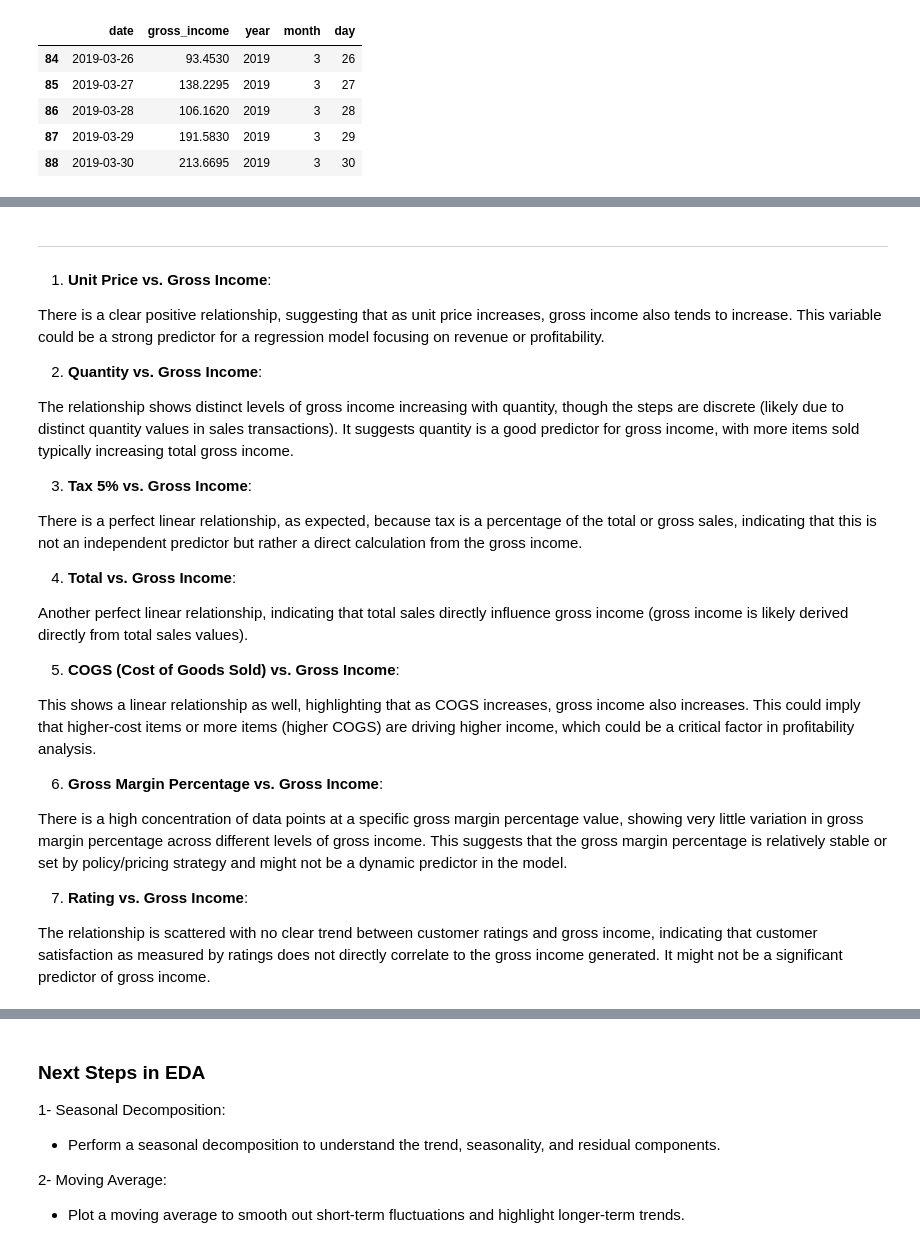
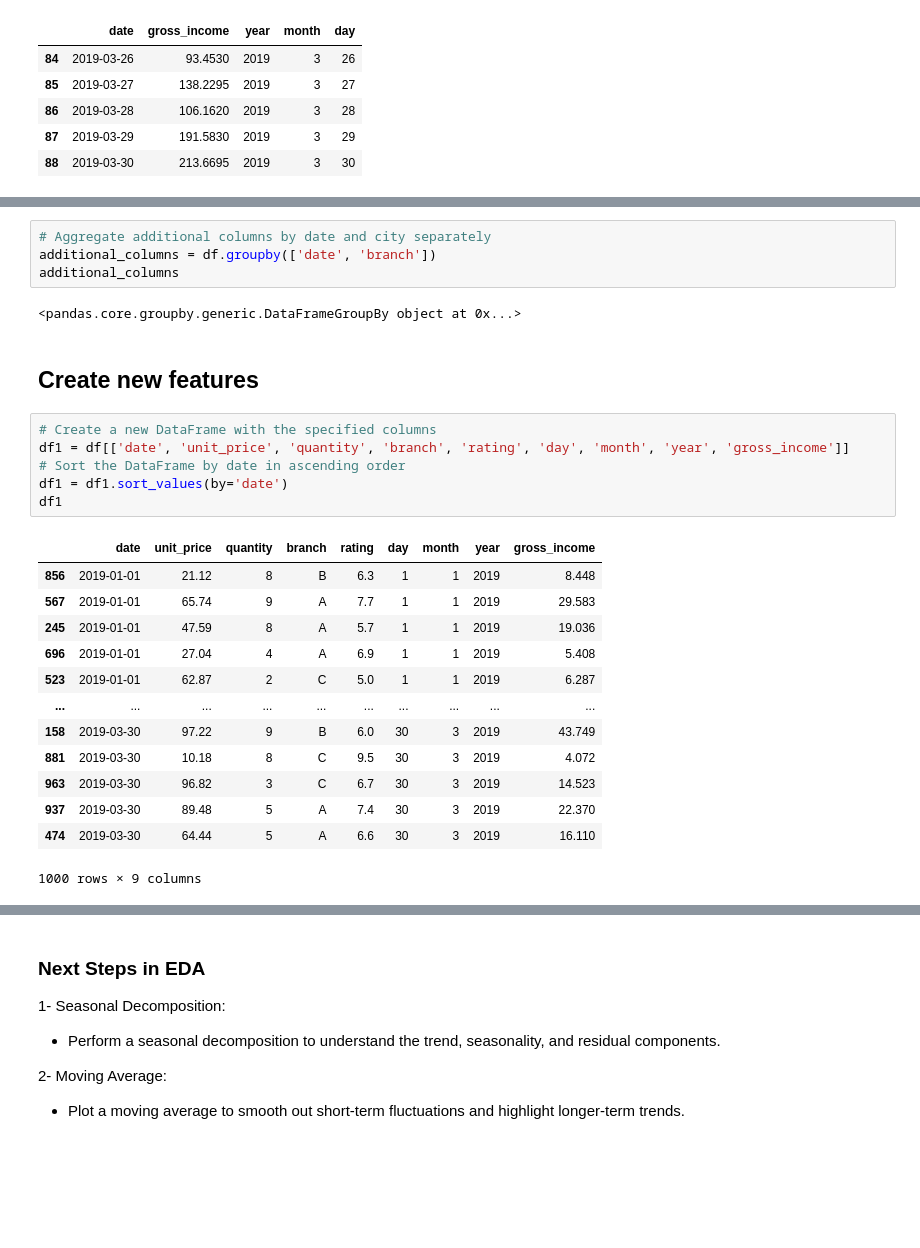
Before and after one commit to MustafaAldabbas/Machine_learning_superMarket, a Jupyter notebook: Notebook/Natalia.ipynb, the cells around one changed output, grey strips where cells are left out. Saved outputs shown, nothing was run; the diff lists cells and outputs as text; blank space fills up the shorter version.

```diff
--- a/Notebook/Natalia.ipynb
+++ b/Notebook/Natalia.ipynb
@@ -133,32 +92,28 @@ plt.show()
-# %% [markdown]
-****
-1. **Unit Price vs. Gross Income**:
-
-There is a clear positive relationship, suggesting that as unit price increases, gross income also tends to increase.
-This variable could be a strong predictor for a regression model focusing on revenue or profitability.
-
-2. **Quantity vs. Gross Income**:
-
-The relationship shows distinct levels of gross income increasing with quantity, though the steps are discrete (likely due to distinct quantity values in sales transactions).
-It suggests quantity is a good predictor for gross income, with more items sold typically increasing total gross income.
-
-3. **Tax 5% vs. Gross Income**:
-
-There is a perfect linear relationship, as expected, because tax is a percentage of the total or gross sales, indicating that this is not an independent predictor but rather a direct calculation from the gross income.
-
-4. **Total vs. Gross Income**:
-
-Another perfect linear relationship, indicating that total sales directly influence gross income (gross income is likely derived directly from total sales values).
-
-5. **COGS (Cost of Goods Sold) vs. Gross Income**:
-
-This shows a linear relationship as well, highlighting that as COGS increases, gross income also increases. This could imply that higher-cost items or more items (higher COGS) are driving higher income, which could be a critical factor in profitability analysis.
-
-6. **Gross Margin Percentage vs. Gross Income**:
-
-There is a high concentration of data points at a specific gross margin percentage value, showing very little variation in gross margin percentage across different levels of gross income. This suggests that the gross margin percentage is relatively stable or set by policy/pricing strategy and might not be a dynamic predictor in the model.
-
-7. **Rating vs. Gross Income**:
-
-The relationship is scattered with no clear trend between customer ratings and gross income, indicating that customer satisfaction as measured by ratings does not directly correlate to the gross income generated.
-It might not be a significant predictor of gross income.
+# %%
+# Aggregate additional columns by date and city separately
+additional_columns = df.groupby(['date', 'branch'])
+additional_columns
+# %% [output]
+<pandas.core.groupby.generic.DataFrameGroupBy object at 0x...>
+# %% [markdown]
+## Create new features
+# %%
+# Create a new DataFrame with the specified columns
+df1 = df[['date', 'unit_price', 'quantity', 'branch', 'rating', 'day', 'month', 'year', 'gross_income']]
+# Sort the DataFrame by date in ascending order
+df1 = df1.sort_values(by='date')
+df1
+# %% [output]
+|  | date | unit_price | quantity | branch | rating | day | month | year | gross_income |
+| 856 | 2019-01-01 | 21.12 | 8 | B | 6.3 | 1 | 1 | 2019 | 8.448 |
+| 567 | 2019-01-01 | 65.74 | 9 | A | 7.7 | 1 | 1 | 2019 | 29.583 |
+| 245 | 2019-01-01 | 47.59 | 8 | A | 5.7 | 1 | 1 | 2019 | 19.036 |
+| 696 | 2019-01-01 | 27.04 | 4 | A | 6.9 | 1 | 1 | 2019 | 5.408 |
+| 523 | 2019-01-01 | 62.87 | 2 | C | 5.0 | 1 | 1 | 2019 | 6.287 |
+| ... | ... | ... | ... | ... | ... | ... | ... | ... | ... |
+| 158 | 2019-03-30 | 97.22 | 9 | B | 6.0 | 30 | 3 | 2019 | 43.749 |
+| 881 | 2019-03-30 | 10.18 | 8 | C | 9.5 | 30 | 3 | 2019 | 4.072 |
+| 963 | 2019-03-30 | 96.82 | 3 | C | 6.7 | 30 | 3 | 2019 | 14.523 |
+| 937 | 2019-03-30 | 89.48 | 5 | A | 7.4 | 30 | 3 | 2019 | 22.370 |
+| 474 | 2019-03-30 | 64.44 | 5 | A | 6.6 | 30 | 3 | 2019 | 16.110 |
+1000 rows × 9 columns
```
Also changed, not shown: parts of 90 cells of this notebook, 6 other files.
